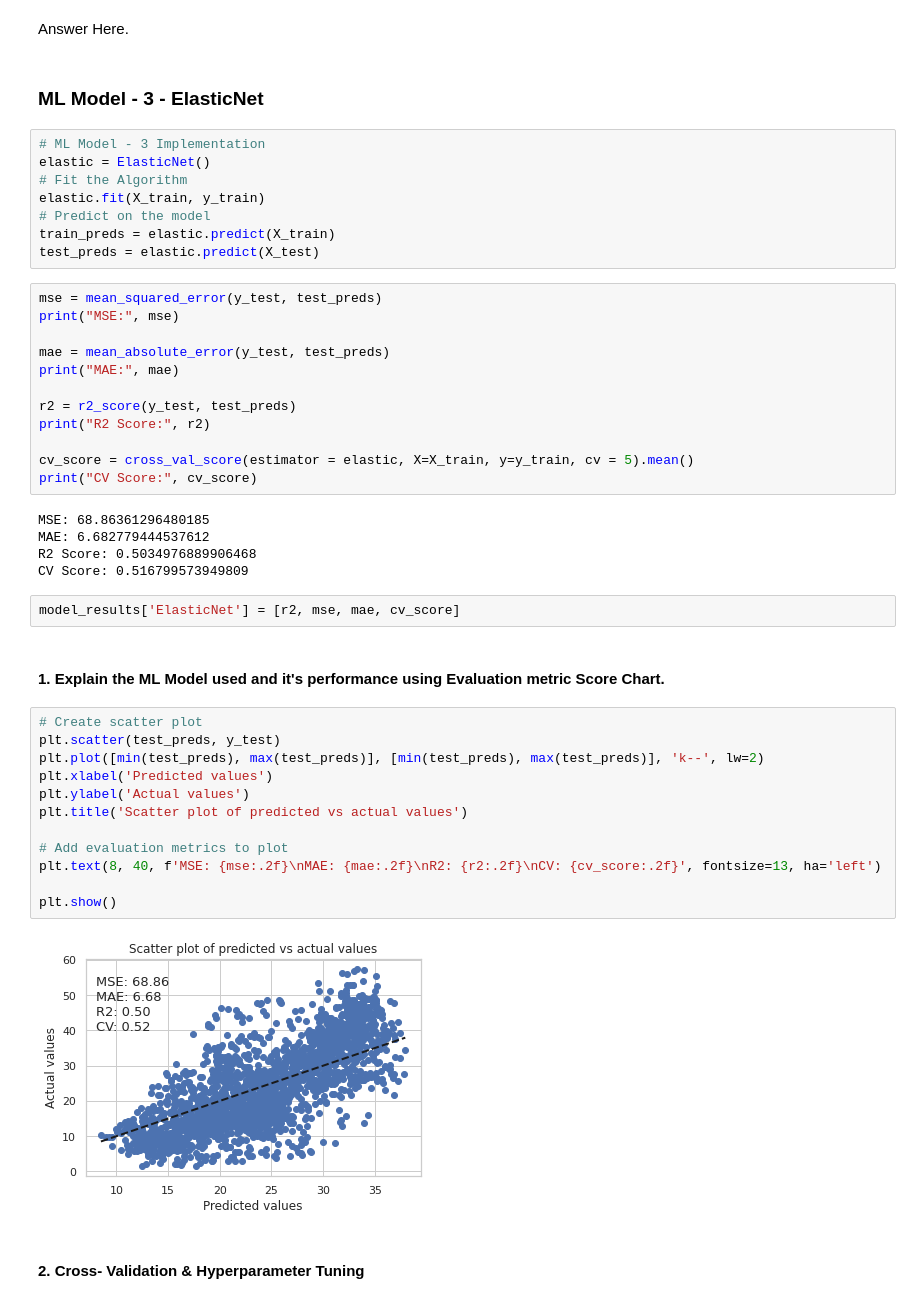
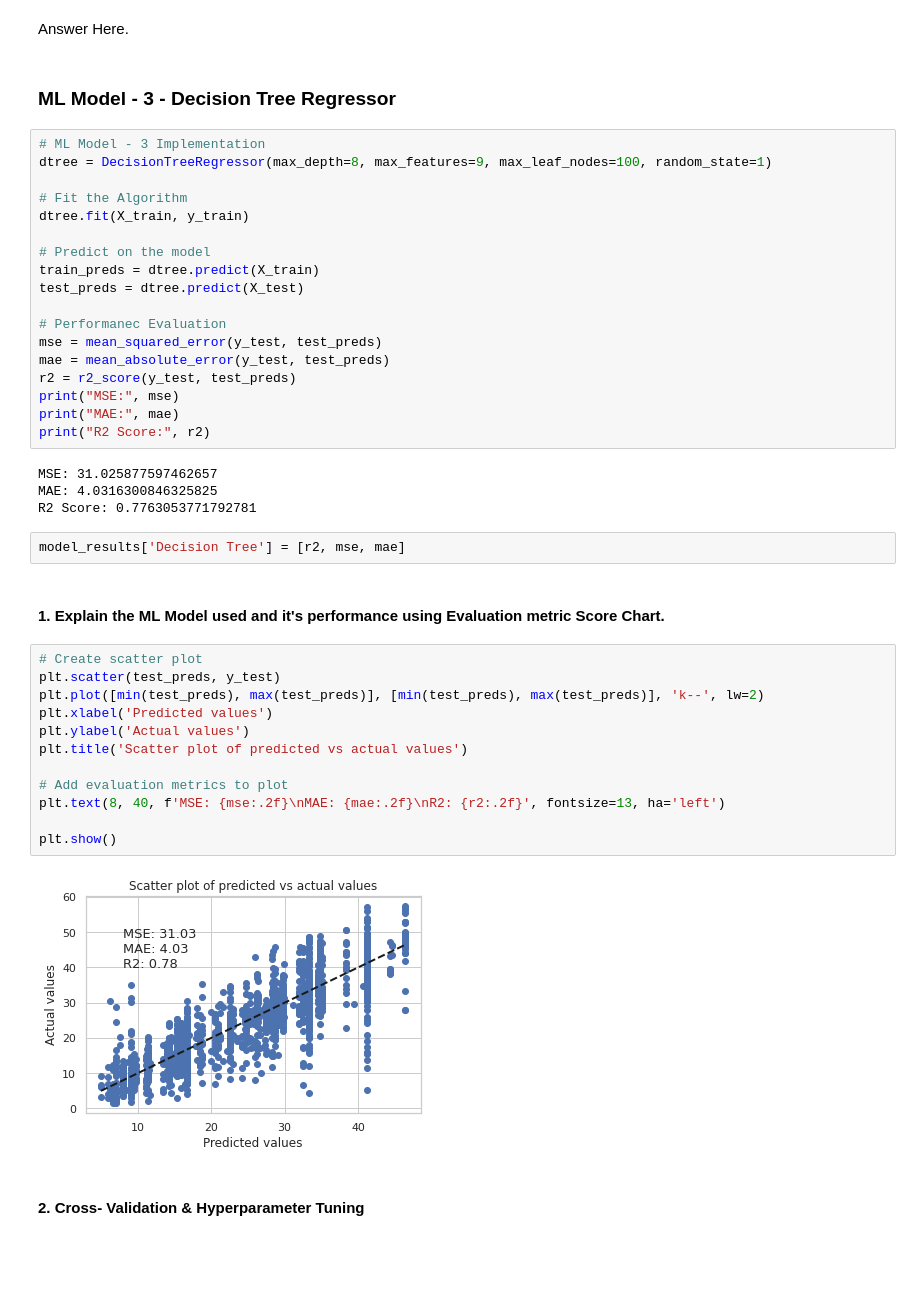
Before and after one commit to ayush9304/BikeSharingDemandPrediction, a Jupyter notebook: Bike_Sharing_Demand_Prediction.ipynb, the cells around one changed output. Cells and saved outputs as stored; diff of their text form; blank space fills up the shorter version.

Commit message:
Done writing code, Still todo comments and explanations(text)

```diff
--- a/Bike_Sharing_Demand_Prediction.ipynb
+++ b/Bike_Sharing_Demand_Prediction.ipynb
@@ -1669,50 +1677,47 @@ Answer Here.
 # %% [markdown]
 Answer Here.
 # %% [markdown]
-### ML Model - 3 - ElasticNet
+### ML Model - 3 - Decision Tree Regressor
 # %%
 # ML Model - 3 Implementation
-elastic = ElasticNet()
+dtree = DecisionTreeRegressor(max_depth=8, max_features=9, max_leaf_nodes=100, random_state=1)
+
 # Fit the Algorithm
-elastic.fit(X_train, y_train)
+dtree.fit(X_train, y_train)
+
 # Predict on the model
-train_preds = elastic.predict(X_train)
-test_preds = elastic.predict(X_test)
+train_preds = dtree.predict(X_train)
+test_preds = dtree.predict(X_test)
+
+# Performanec Evaluation
+mse = mean_squared_error(y_test, test_preds)
+mae = mean_absolute_error(y_test, test_preds)
+r2 = r2_score(y_test, test_preds)
+print("MSE:", mse)
+print("MAE:", mae)
+print("R2 Score:", r2)
+# %% [output]
+MSE: 31.025877597462657
+MAE: 4.0316300846325825
+R2 Score: 0.7763053771792781
-# %%
-mse = mean_squared_error(y_test, test_preds)
-print("MSE:", mse)
-
-mae = mean_absolute_error(y_test, test_preds)
-print("MAE:", mae)
-
-r2 = r2_score(y_test, test_preds)
-print("R2 Score:", r2)
-
-cv_score = cross_val_score(estimator = elastic, X=X_train, y=y_train, cv = 5).mean()
-print("CV Score:", cv_score)
-# %% [output]
-MSE: 68.86361296480185
-MAE: 6.682779444537612
-R2 Score: 0.5034976889906468
-CV Score: 0.516799573949809
 # %%
-model_results['ElasticNet'] = [r2, mse, mae, cv_score]
+model_results['Decision Tree'] = [r2, mse, mae]
 # %% [markdown]
 #### 1. Explain the ML Model used and it's performance using Evaluation metric Score Chart.
 # %%
 # Create scatter plot
 plt.scatter(test_preds, y_test)
 plt.plot([min(test_preds), max(test_preds)], [min(test_preds), max(test_preds)], 'k--', lw=2)
 plt.xlabel('Predicted values')
 plt.ylabel('Actual values')
 plt.title('Scatter plot of predicted vs actual values')
 
 # Add evaluation metrics to plot
-plt.text(8, 40, f'MSE: {mse:.2f}\nMAE: {mae:.2f}\nR2: {r2:.2f}\nCV: {cv_score:.2f}', fontsize=13, ha='left')
+plt.text(8, 40, f'MSE: {mse:.2f}\nMAE: {mae:.2f}\nR2: {r2:.2f}', fontsize=13, ha='left')
 
 plt.show()
 # %% [output]
-[figure, old version]
+[figure, new version]
 # %% [markdown]
 #### 2. Cross- Validation & Hyperparameter Tuning
 # %%
```
Also changed, not shown: parts of 62 cells of this notebook.
